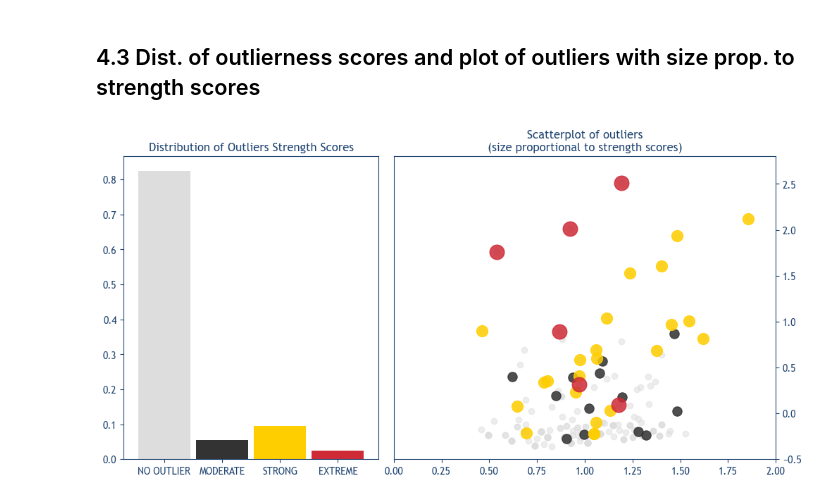
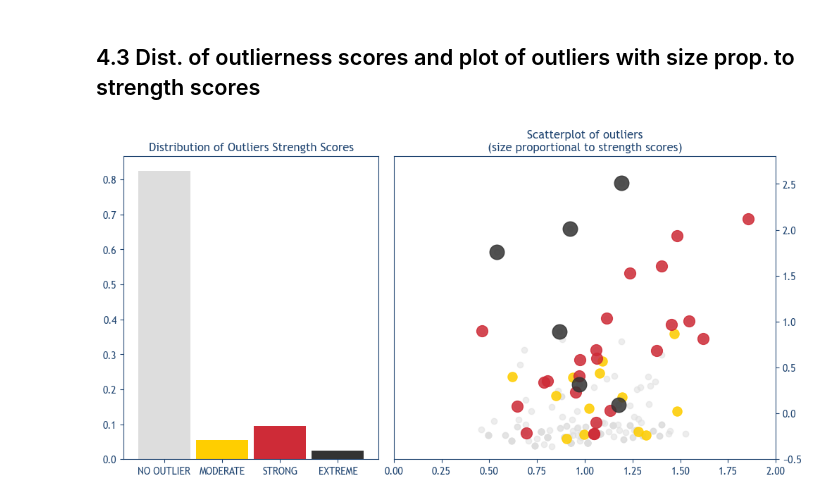
Before and after one commit to alkaest2002/mhsc, a Jupyter notebook: analysis/analysis.ipynb, the cells around one changed output. Drawn from its saved outputs; the diff is of its cells as text; code cells hidden in the pictures.

```diff
--- a/analysis/analysis.ipynb
+++ b/analysis/analysis.ipynb
@@ -251,11 +257,11 @@ def sentinel_items_guard(df):
 # %% [markdown]
 ### 2.3.3 Rarity Guard
 # %%
-def rarity_of_sequence_guard(df, recurrent_sequences):
-    # -1 items sequence is unique
-    # 1 items sequence is not unique
+def rarity_of_sequence_guard(df, rare_sequences):
+    # -1 items sequence is unique/rare
+    # 1 items sequence is not unique/rare
     df["outlier_uniqueness"] = (
-        np.where(df.filter(regex="mhsc_01|mhsc_03").astype(str).sum(axis=1).isin(recurrent_sequences), -1, 1)
+        np.where(df.filter(regex="mhsc_01|mhsc_03").astype(str).sum(axis=1).isin(rare_sequences), -1, 1)
     )
     return df
 # %% [markdown]
@@ -303,11 +309,14 @@ def outlierness_score(df):
 # %% [markdown]
 ##  2.4 Apply pipeline to detect outliers
 # %%
+rare_sequences = get_rare_sequences(df)
+isof_items, isof_parts = get_isofs(df)
+
 # apply pipe
 df = (df
         .pipe(missing_items_guard)
         .pipe(sentinel_items_guard)
-        .pipe(rarity_of_sequence_guard, recurrent_sequences = recurrent_sequences)
+        .pipe(rarity_of_sequence_guard, rare_sequences = rare_sequences)
         .pipe(isofs_guard, isof_items=isof_items, isof_parts=isof_parts)
         .pipe(outlierness_score)
      )
@@ -550,9 +559,9 @@ plt.savefig("./media/plot1.pdf", bbox_inches='tight')
 ## 4.3 Dist. of outlierness scores and plot of outliers with size prop. to strength scores
 # %%
 NO_OUTLIER_COLOR = "#DDDDDD"
-MODERATE_OUTLIER_COLOR = "#333333"
-STRONG_OUTLIER_COLOR = "#ffce00"
-EXTREME_OUTLIER_COLOR = "#CE2B37"
+MODERATE_OUTLIER_COLOR = "#ffce00"
+STRONG_OUTLIER_COLOR = "#CE2B37"
+EXTREME_OUTLIER_COLOR = "#333333"
 
 fig = plt.figure(figsize=(10, 5), layout="constrained")
 
@@ -578,31 +587,31 @@ ax2 = fig.add_subplot(gs[0, 2:])
 ax2.scatter(data["f1"], data["f2"], c="#DDDDDD", alpha=.5)
 
 outliers_moderate = (data.filter(regex="outlier") == -1).sum(axis=1) == 1
 outliers_strong = np.logical_or((data.filter(regex="outlier") == -1).sum(axis=1) == 2, (data.filter(regex="outlier") == -1).sum(axis=1) == 3)
 outliers_extreme = (data.filter(regex="outlier") == -1).sum(axis=1) == 4
 
 for outlier_mask, color, size in [
     (outliers_moderate, MODERATE_OUTLIER_COLOR, 90),
     (outliers_strong, STRONG_OUTLIER_COLOR, 130),
     (outliers_extreme, EXTREME_OUTLIER_COLOR, 220)
 ]:
     ax2.scatter(
         data.loc[outlier_mask, "f1"],
         data.loc[outlier_mask, "f2"],
         s=size,
         c=color,
         alpha=.85
     )
 ax2.set_title(f"Scatterplot of outliers\n(size proportional to strength scores)", c=SPLINES_COLOR);
 ax2.yaxis.tick_right();
 ax2.set_xlim(0,2)
 ax2.set_ylim(-.5,2.8);
 
 for idx, ax in enumerate([ax1, ax2], 1):
     ax.tick_params(color=SPLINES_COLOR, labelcolor=SPLINES_COLOR)
     for spine in ax.spines.values():
         spine.set_edgecolor(SPLINES_COLOR)
 
 plt.savefig("./media/plot2.pdf", bbox_inches='tight')
 # %% [output]
-[figure, old version]
+[figure, new version]
```
Also changed, not shown: parts of 6 cells of this notebook, 14 other files.
